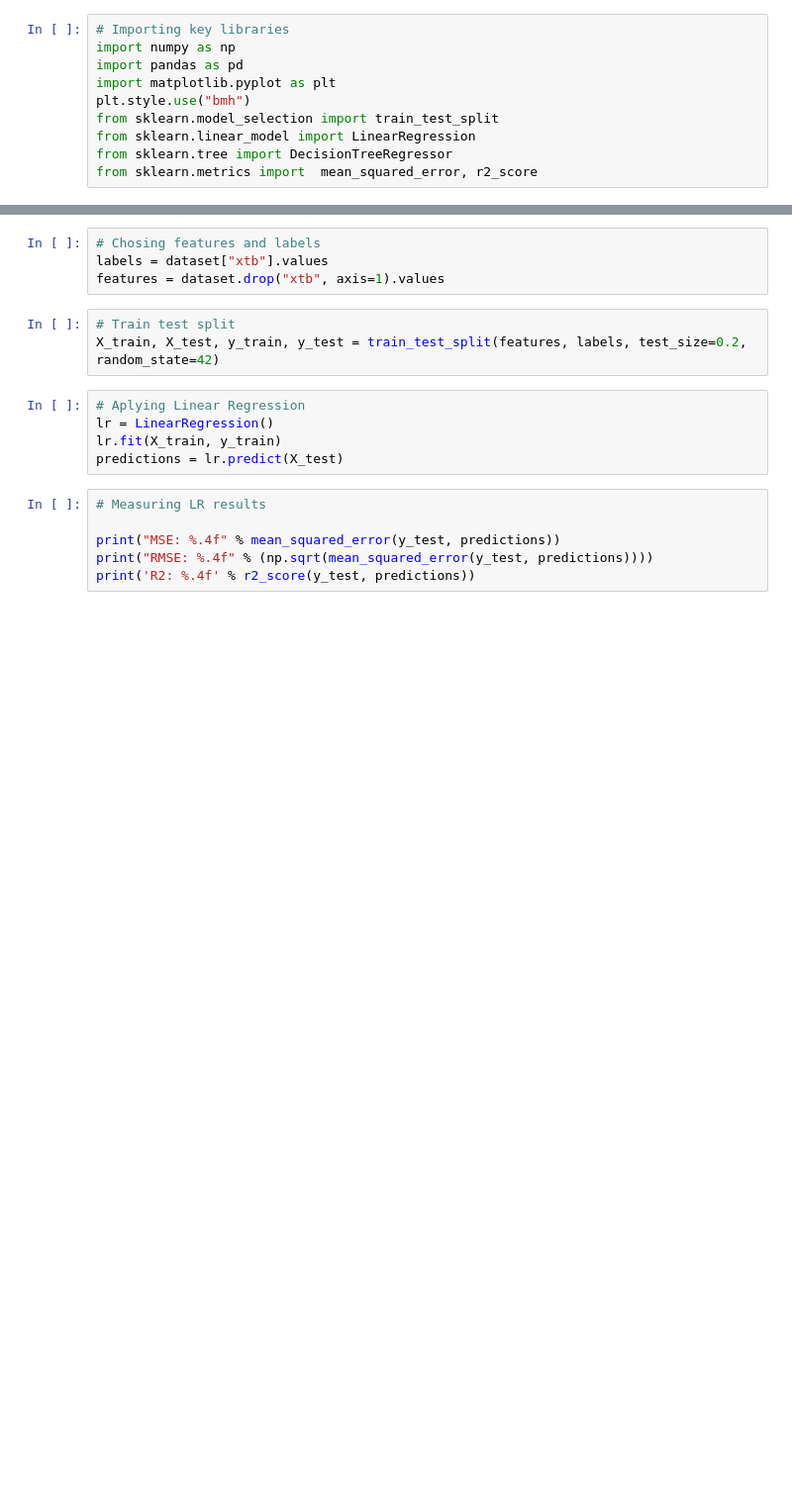
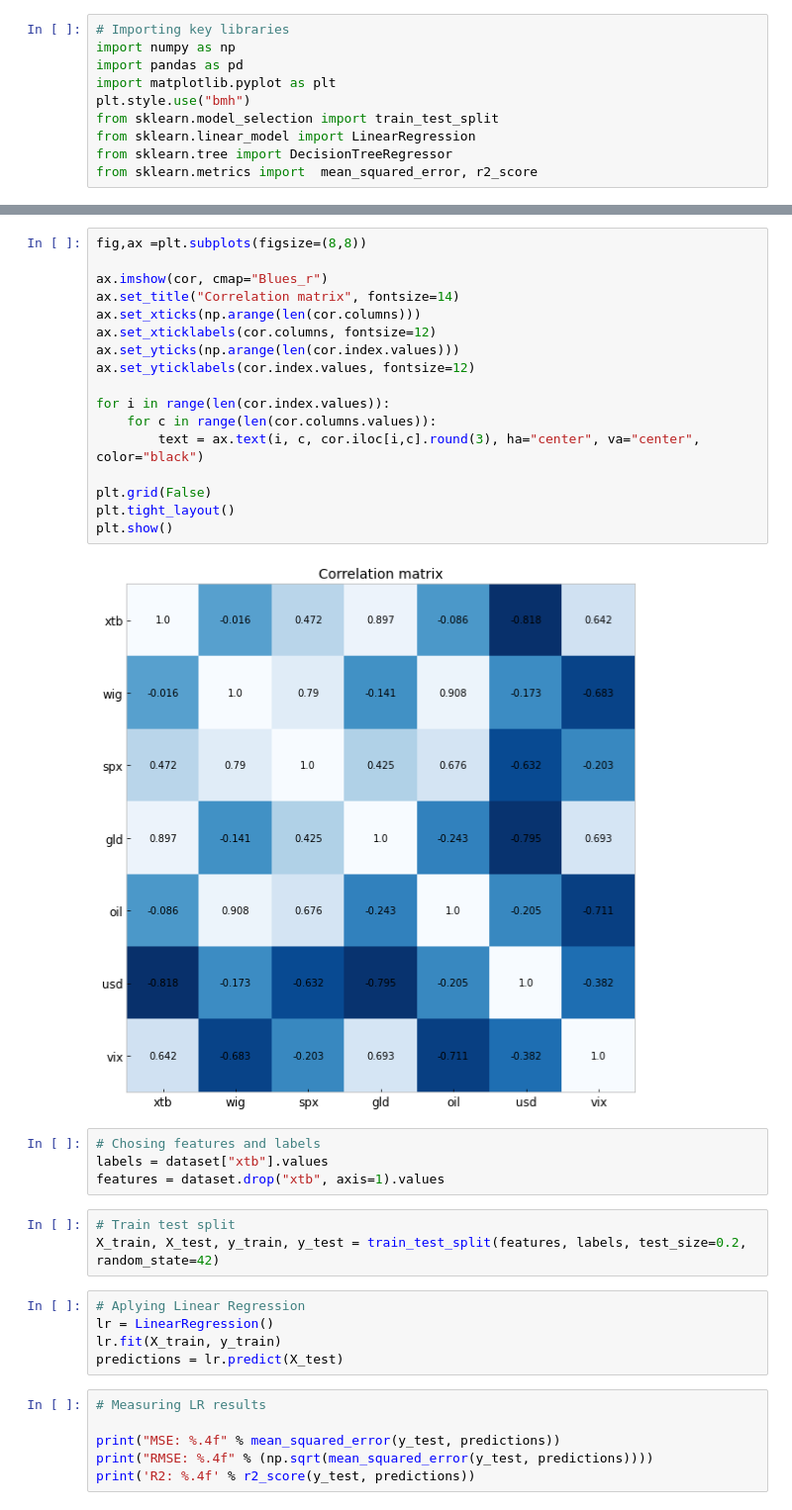
Before and after one commit to JetBlack101/stock-price-forecasting, a Jupyter notebook: simple stock price prediction.ipynb, the cells around one changed output, grey strips where cells are left out. Shown at 99% size. Cells and saved outputs as stored; diff of their text form; blank space fills up the shorter version.

```diff
--- a/simple stock price prediction.ipynb
+++ b/simple stock price prediction.ipynb
@@ -77,3 +91,22 @@ plt.show()
+# %%
+fig,ax =plt.subplots(figsize=(8,8))
+
+ax.imshow(cor, cmap="Blues_r")
+ax.set_title("Correlation matrix", fontsize=14)
+ax.set_xticks(np.arange(len(cor.columns)))
+ax.set_xticklabels(cor.columns, fontsize=12)
+ax.set_yticks(np.arange(len(cor.index.values)))
+ax.set_yticklabels(cor.index.values, fontsize=12)
+
+for i in range(len(cor.index.values)):
+    for c in range(len(cor.columns.values)):
+        text = ax.text(i, c, cor.iloc[i,c].round(3), ha="center", va="center", color="black")
+
+plt.grid(False)
+plt.tight_layout()
+plt.show()
+# %% [output]
+[figure, added]
 # %%
 # Chosing features and labels
 labels = dataset["xtb"].values
```
Also changed, not shown: parts of 11 cells of this notebook, 4 other files.
